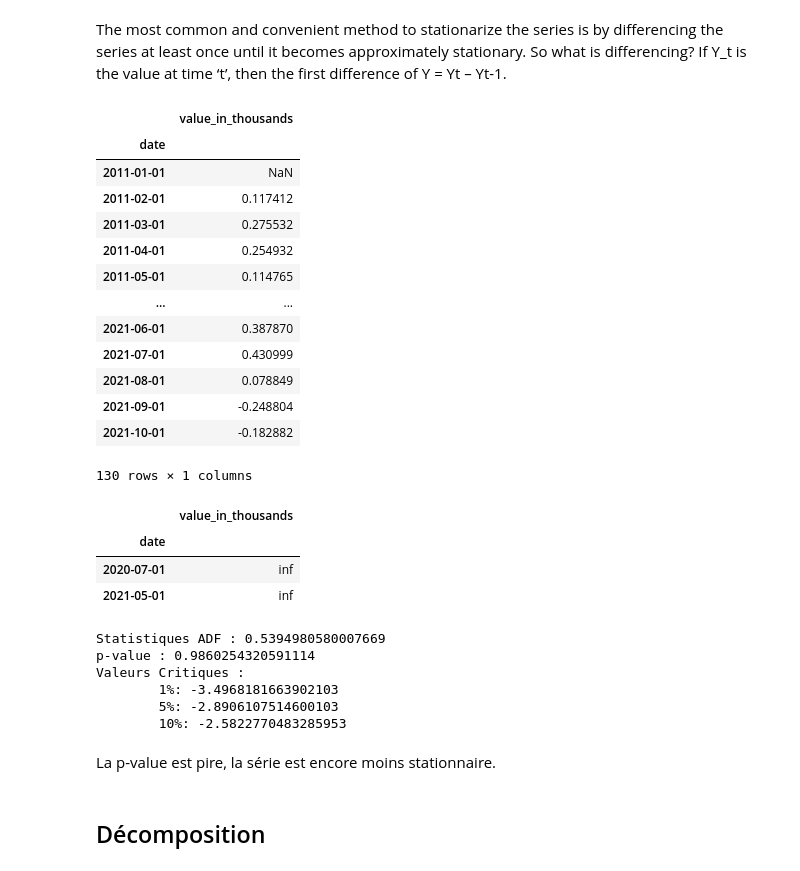
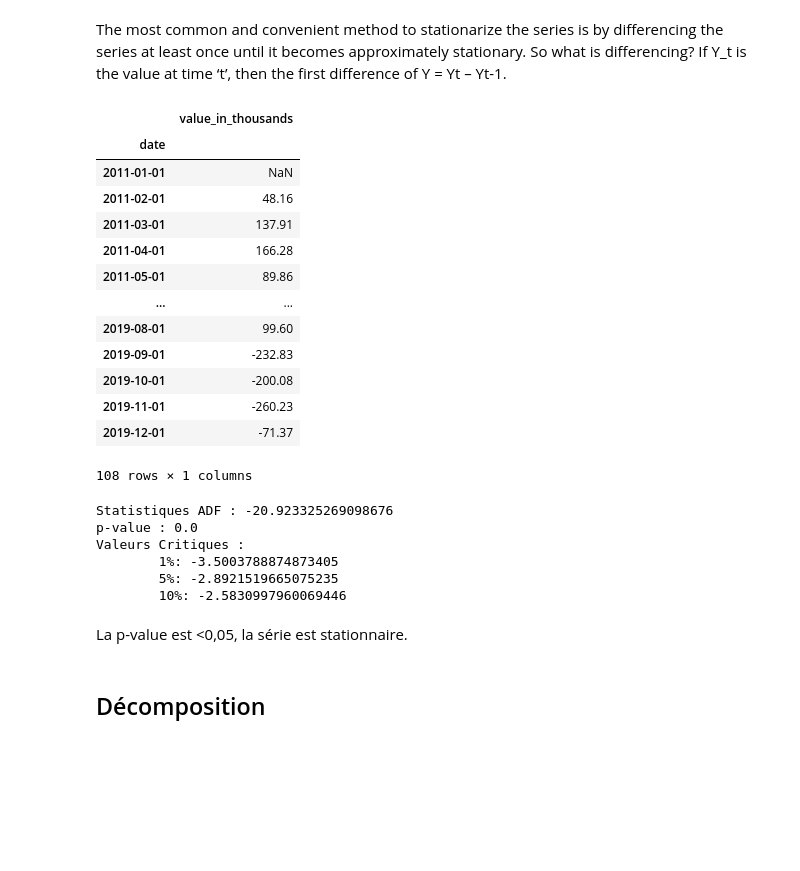
Before and after one commit to julienowack/stat_app, a Jupyter notebook: Indicateur_Cote_Azur.ipynb, the cells around one changed output. Cells and saved outputs as stored; diff of their text form; code cells hidden in the pictures; blank space fills up the shorter version.

```diff
--- a/Indicateur_Cote_Azur.ipynb
+++ b/Indicateur_Cote_Azur.ipynb
@@ -56,3 +57,9 @@ df_Official_Data_Sud2.plot()
 [figure]
 # %% [markdown]
 /!\ Il y a bcp de valeurs à 0 en 2020 et 2021 avec le covid.
+# %%
+#On se restreint à une période stable ie avant le confinement. On garde les obs avant 2020.
+df_Official_Data_Sud2_index = df_Official_Data_Sud2.reset_index()
+df_Official_Data_Sud3 = df_Official_Data_Sud2_index[df_Official_Data_Sud2_index['date']<"2020-01-01"]
+df_Official_Data_Sud3.set_index('date', inplace=True)
+df_Official_Data_Sud3
@@ -117,27 +131,20 @@ plt.plot(df_Official_Data_Sud2_log)
 The most common and convenient method to stationarize the series is by differencing the series at least once until it becomes approximately stationary. So what is differencing? If Y_t is the value at time ‘t’, then the first difference of Y = Yt – Yt-1.
 # %%
 #Différenciation de premier ordre
-df_Official_Data_Sud2_log_diff = df_Official_Data_Sud2_log - df_Official_Data_Sud2_log.shift()
-df_Official_Data_Sud2_log_diff
+df_Official_Data_Sud3_diff = df_Official_Data_Sud3 - df_Official_Data_Sud3.shift()
+df_Official_Data_Sud3_diff
 # %% [output]
 |  | value_in_thousands |
 | date |  |
 | 2011-01-01 | NaN |
-| 2011-02-01 | 0.117412 |
-| 2011-03-01 | 0.275532 |
-| 2011-04-01 | 0.254932 |
-| 2011-05-01 | 0.114765 |
+| 2011-02-01 | 48.16 |
+| 2011-03-01 | 137.91 |
+| 2011-04-01 | 166.28 |
+| 2011-05-01 | 89.86 |
 | ... | ... |
-| 2021-06-01 | 0.387870 |
-| 2021-07-01 | 0.430999 |
-| 2021-08-01 | 0.078849 |
-| 2021-09-01 | -0.248804 |
-| 2021-10-01 | -0.182882 |
+| 2019-08-01 | 99.60 |
+| 2019-09-01 | -232.83 |
+| 2019-10-01 | -200.08 |
+| 2019-11-01 | -260.23 |
+| 2019-12-01 | -71.37 |
-130 rows × 1 columns
+108 rows × 1 columns
-# %%
-df_Official_Data_Sud2_log_diff[df_Official_Data_Sud2_log_diff['value_in_thousands']==np.inf]
-# %% [output]
-|  | value_in_thousands |
-| date |  |
-| 2020-07-01 | inf |
-| 2021-05-01 | inf |
@@ -148,7 +154,7 @@ df_Official_Data_Sud2_log_diff.dropna(inplace=True)
 # %%
 #Test ADF
 
-result = adfuller(df_Official_Data_Sud2_log_diff['value_in_thousands'])
+result = adfuller(df_Official_Data_Sud3_diff['value_in_thousands'])
 
 print('Statistiques ADF : {}'.format(result[0]))
 print('p-value : {}'.format(result[1]))
@@ -156,14 +162,14 @@ print('Valeurs Critiques :')
 for key, value in result[4].items():
     print('\t{}: {}'.format(key, value))
 # %% [output]
-Statistiques ADF : 0.5394980580007669
-p-value : 0.9860254320591114
+Statistiques ADF : -20.923325269098676
+p-value : 0.0
 Valeurs Critiques :
-        1%: -3.4968181663902103
-        5%: -2.8906107514600103
-        10%: -2.5822770483285953
+        1%: -3.5003788874873405
+        5%: -2.8921519665075235
+        10%: -2.5830997960069446
 # %% [markdown]
-La p-value est pire, la série est encore moins stationnaire.
+La p-value est <0,05, la série est stationnaire.
 # %% [markdown]
 ## Décomposition
 # %% [markdown]
```
Also changed, not shown: parts of 29 cells of this notebook.
